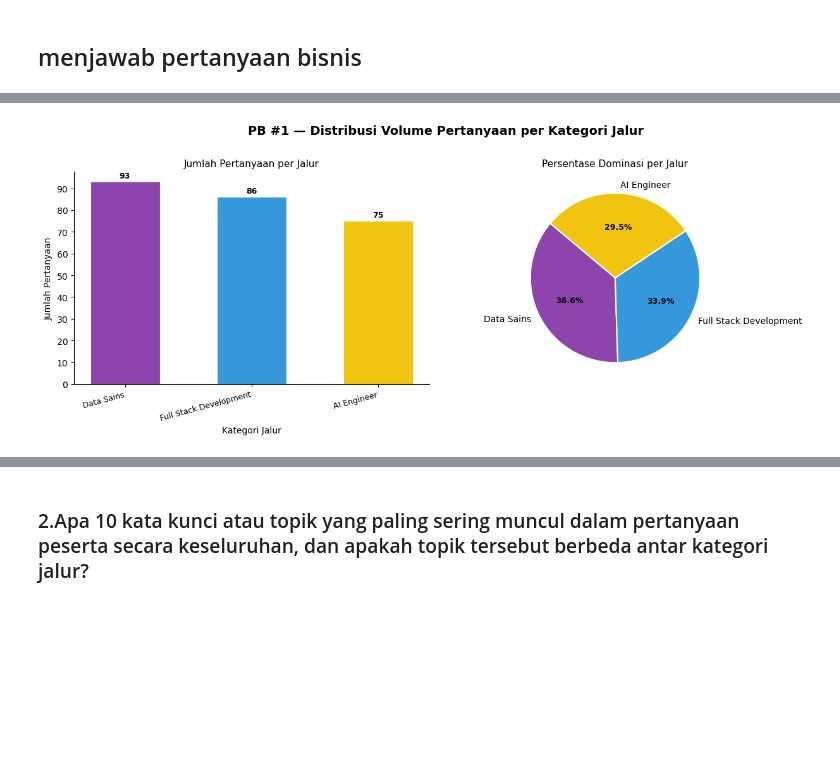
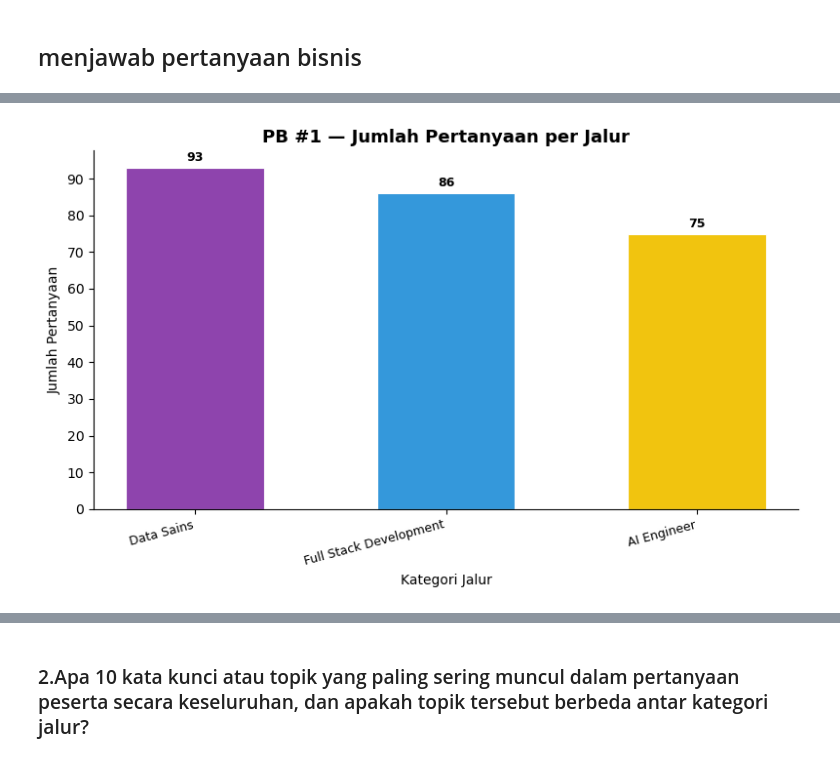
Before and after one commit to devilistiani/coding_camp_copilot, a Jupyter notebook: prosesing.ipynb, the cells around one changed output, grey strips where cells are left out. Cells and saved outputs as stored; diff of their text form; code cells hidden in the pictures; blank space fills up the shorter version.

```diff
--- a/prosesing.ipynb
+++ b/prosesing.ipynb
@@ -838,76 +1108,26 @@ Index(['Nama', 'Kategori', 'Kategori_Bersih', 'Panjang_Pertanyaan',
 # %%
-print("\n" + "="*60)
-print("PERTANYAAN BISNIS #1: Distribusi Volume Pertanyaan per Jalur")
-print("="*60)
-
-# Ambil hanya kategori valid
+# Bar Chart - Distribusi Volume Pertanyaan
 df_pb1 = df[df['Kategori_Bersih'] != 'Tidak Diketahui']
-#  distribusi
 distribusi = df_pb1['Kategori_Bersih'].value_counts()
 distribusi_persen = df_pb1['Kategori_Bersih'].value_counts(normalize=True) * 100
 
-ringkasan_pb1 = pd.DataFrame({
-    'Jumlah Pertanyaan': distribusi,
-    'Persentase (%)': distribusi_persen.round(2)
-})
-print("\nRingkasan Distribusi:")
-print(ringkasan_pb1.to_string())
+WARNA = ['#8E44AD', '#3498DB', '#F1C40F']
+kategori_label = distribusi.index.tolist()
+jumlah = distribusi.values.tolist()
 
-# Visualisasi
-WARNA = ['#8E44AD', '#3498DB', '#F1C40F']
-fig, axes = plt.subplots(1, 2, figsize=(13, 5))
-fig.suptitle(
-    'PB #1 — Distribusi Volume Pertanyaan per Kategori Jalur',
-    fontsize=14, fontweight='bold', y=1.01
-)
-
-# Bar Chart
-kategori_label = distribusi.index.tolist()
-jumlah        = distribusi.values.tolist()
-bars = axes[0].bar(kategori_label, jumlah, color=WARNA[:len(kategori_label)],
-                   edgecolor='white', linewidth=0.8, width=0.55)
-axes[0].set_title('Jumlah Pertanyaan per Jalur', fontsize=11)
-axes[0].set_xlabel('Kategori Jalur', fontsize=10)
-axes[0].set_ylabel('Jumlah Pertanyaan', fontsize=10)
-axes[0].set_xticks(range(len(kategori_label)))
-axes[0].set_xticklabels(kategori_label, rotation=15, ha='right', fontsize=9)
-axes[0].yaxis.set_major_locator(mticker.MaxNLocator(integer=True))
-axes[0].spines[['top', 'right']].set_visible(False)
-# Tambahkan angka di atas bar
+fig, ax = plt.subplots(figsize=(8, 5))
+bars = ax.bar(kategori_label, jumlah, color=WARNA[:len(kategori_label)],
+              edgecolor='white', linewidth=0.8, width=0.55)
+ax.set_title('PB #1 — Jumlah Pertanyaan per Jalur', fontsize=13, fontweight='bold')
+ax.set_xlabel('Kategori Jalur', fontsize=10)
+ax.set_ylabel('Jumlah Pertanyaan', fontsize=10)
+ax.set_xticks(range(len(kategori_label)))
+ax.set_xticklabels(kategori_label, rotation=15, ha='right', fontsize=9)
+ax.yaxis.set_major_locator(mticker.MaxNLocator(integer=True))
+ax.spines[['top', 'right']].set_visible(False)
 for bar, val in zip(bars, jumlah):
-    axes[0].text(bar.get_x() + bar.get_width() / 2, bar.get_height() + 1,
-                 str(val), ha='center', va='bottom', fontsize=9, fontweight='bold')
-
-# Pie Chart
-persen = distribusi_persen.values.tolist()
-wedges, texts, autotexts = axes[1].pie(
-    persen,
-    labels=kategori_label,
-    autopct='%1.1f%%',
-    colors=WARNA[:len(kategori_label)],
-    startangle=140,
-    wedgeprops={'edgecolor': 'white', 'linewidth': 1.5}
-)
-for at in autotexts:
-    at.set_fontsize(9)
-    at.set_fontweight('bold')
-axes[1].set_title('Persentase Dominasi per Jalur', fontsize=11)
-
+    ax.text(bar.get_x() + bar.get_width() / 2, bar.get_height() + 1,
+            str(val), ha='center', va='bottom', fontsize=9, fontweight='bold')
 plt.tight_layout()
-#plt.savefig('pb1_distribusi_kategori.png', dpi=150, bbox_inches='tight')
 plt.show()
-
-# Insight otomatis
-df_asli = pd.read_csv("./data/Dataset_capstone_Project.csv")
-total_asli = len(df_asli)
-
-jalur_terbanyak  = distribusi.idxmax()
-jalur_persen     = distribusi_persen.max()
-total_teridentifikasi = distribusi.sum()
-total_tidak_diketahui = total_asli - total_teridentifikasi
-
-print(f"\n[INSIGHT PB #1]")
-print(f"Kategori dengan pertanyaan terbanyak : '{jalur_terbanyak}' ({jalur_persen:.1f}%)")
-print(f"Total pertanyaan teridentifikasi     : {total_teridentifikasi} dari {total_asli} data")
-print(f"Data tidak teridentifikasi (Path NaN): {total_tidak_diketahui} baris (dihapus saat cleaning)")
 # %% [output]
@@ -924 +1134 @@ AI Engineer                            75           29.53
-[figure, old version]
+[figure, new version]
```
Also changed, not shown: parts of 13 cells of this notebook.
